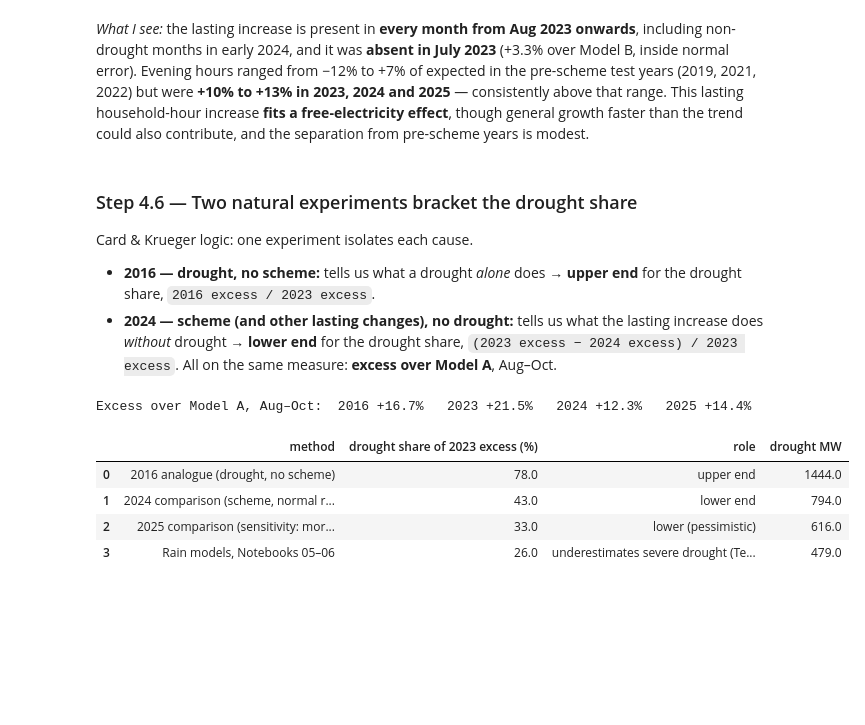
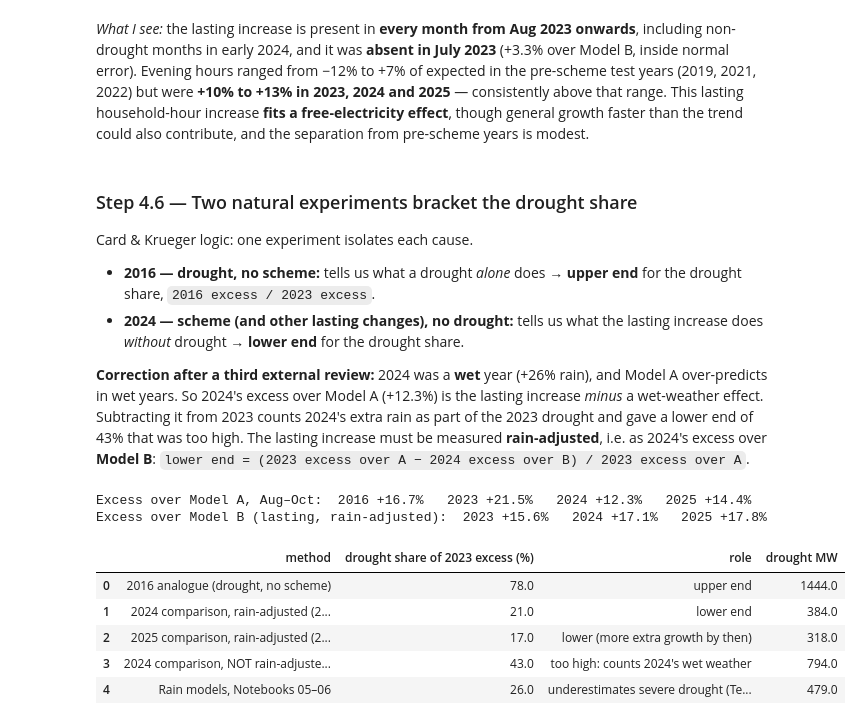
Before and after one commit to aravindanand2019-sudo/karnataka-power-2023, a Jupyter notebook: notebooks/07_robustness_checks.ipynb, the cells around one changed output. Cells and saved outputs as stored; diff of their text form; code cells hidden in the pictures; blank space fills up the shorter version.

```diff
--- a/notebooks/07_robustness_checks.ipynb
+++ b/notebooks/07_robustness_checks.ipynb
@@ -249,32 +251,44 @@ Card & Krueger logic: one experiment isolates each cause.
 - **2016 — drought, no scheme:** tells us what a drought *alone* does → **upper end** for the drought share,
   `2016 excess / 2023 excess`.
 - **2024 — scheme (and other lasting changes), no drought:** tells us what the lasting increase does *without*
-  drought → **lower end** for the drought share, `(2023 excess − 2024 excess) / 2023 excess`.
-All on the same measure: **excess over Model A**, Aug–Oct.
+  drought → **lower end** for the drought share.
+
+**Correction after a third external review:** 2024 was a **wet** year (+26% rain), and Model A over-predicts in wet
+years. So 2024's excess over Model A (+12.3%) is the lasting increase *minus* a wet-weather effect. Subtracting it
+from 2023 counts 2024's extra rain as part of the 2023 drought and gave a lower end of 43% that was too high. The
+lasting increase must be measured **rain-adjusted**, i.e. as 2024's excess over **Model B**:
+`lower end = (2023 excess over A − 2024 excess over B) / 2023 excess over A`.
 # %%
 total = main["total excess MW"]
 ex23 = main["total excess %"]
 ex16 = t4.loc[2016, "total excess %"]
 ex24 = t4.loc[2024, "total excess %"]
-ex25 = evaluate(base_A, base_B, 2025)["total excess %"]
+ev25 = evaluate(base_A, base_B, 2025)
+ex25 = ev25["total excess %"]
+lasting24 = t4.loc[2024, "unexplained vs B %"]      # rain-adjusted lasting increase, 2024
+lasting25 = ev25["unexplained vs B %"]
 model_lo = min(main["rain effect, Model B (MW)"], main["rain effect, regression (MW)"]) / total * 100
 model_hi = max(main["rain effect, Model B (MW)"], main["rain effect, regression (MW)"]) / total * 100
 
 brackets = pd.DataFrame([
     ["2016 analogue (drought, no scheme)", ex16 / ex23 * 100, "upper end"],
-    ["2024 comparison (scheme, normal rain)", (ex23 - ex24) / ex23 * 100, "lower end"],
-    ["2025 comparison (sensitivity: more extra growth by then)", (ex23 - ex25) / ex23 * 100, "lower (pessimistic)"],
+    ["2024 comparison, rain-adjusted (2024 excess over B)", (ex23 - lasting24) / ex23 * 100, "lower end"],
+    ["2025 comparison, rain-adjusted (2025 excess over B)", (ex23 - lasting25) / ex23 * 100, "lower (more extra growth by then)"],
+    ["2024 comparison, NOT rain-adjusted (old method)", (ex23 - ex24) / ex23 * 100, "too high: counts 2024's wet weather"],
     ["Rain models, Notebooks 05–06", (model_lo + model_hi) / 2, "underestimates severe drought (Test 4)"],
 ], columns=["method", "drought share of 2023 excess (%)", "role"])
 brackets["drought MW"] = brackets["drought share of 2023 excess (%)"] / 100 * total
 print(f"Excess over Model A, Aug–Oct:  2016 {ex16:+.1f}%   2023 {ex23:+.1f}%   2024 {ex24:+.1f}%   2025 {ex25:+.1f}%")
+print(f"Excess over Model B (lasting, rain-adjusted):  2023 {main['unexplained vs B %']:+.1f}%   2024 {lasting24:+.1f}%   2025 {lasting25:+.1f}%")
 brackets.round(0)
 # %% [output]
 Excess over Model A, Aug–Oct:  2016 +16.7%   2023 +21.5%   2024 +12.3%   2025 +14.4%
+Excess over Model B (lasting, rain-adjusted):  2023 +15.6%   2024 +17.1%   2025 +17.8%
 |  | method | drought share of 2023 excess (%) | role | drought MW |
 | 0 | 2016 analogue (drought, no scheme) | 78.0 | upper end | 1444.0 |
-| 1 | 2024 comparison (scheme, normal r... | 43.0 | lower end | 794.0 |
-| 2 | 2025 comparison (sensitivity: mor... | 33.0 | lower (pessimistic) | 616.0 |
-| 3 | Rain models, Notebooks 05–06 | 26.0 | underestimates severe drought (Te... | 479.0 |
+| 1 | 2024 comparison, rain-adjusted (2... | 21.0 | lower end | 384.0 |
+| 2 | 2025 comparison, rain-adjusted (2... | 17.0 | lower (more extra growth by then) | 318.0 |
+| 3 | 2024 comparison, NOT rain-adjuste... | 43.0 | too high: counts 2024's wet weather | 794.0 |
+| 4 | Rain models, Notebooks 05–06 | 26.0 | underestimates severe drought (Te... | 479.0 |
 # %% [markdown]
 ### Step 4.7 — Revised split
```
Also changed, not shown: parts of 16 cells of this notebook, 8 other files.
